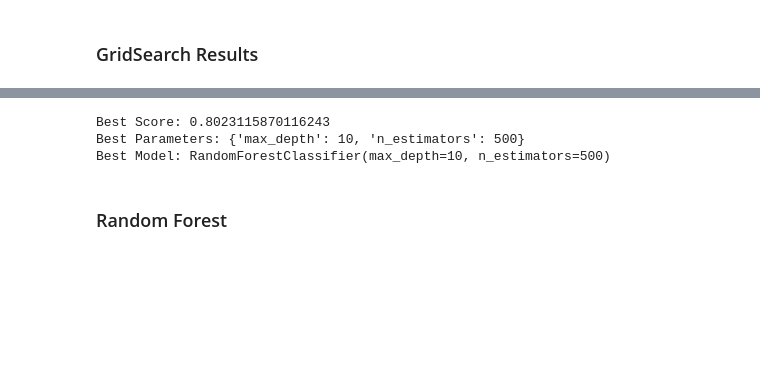
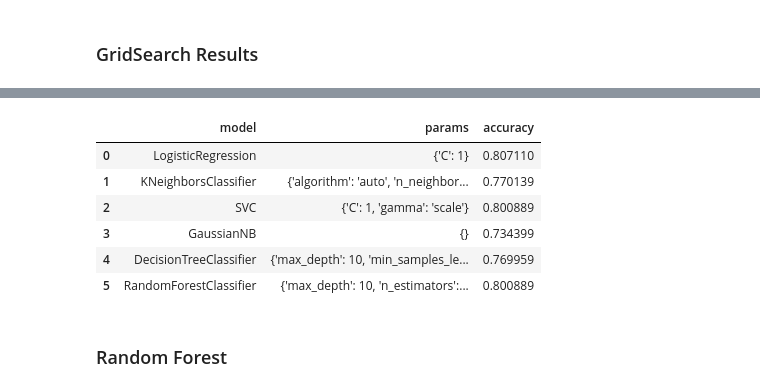
Before and after one commit to itssingh14/customer_churn_prediction, a Jupyter notebook: codes/notebook.ipynb, the cells around one changed output, grey strips where cells are left out. Cells and saved outputs as stored; diff of their text form; code cells hidden in the pictures; blank space fills up the shorter version.

Commit message:
model cleanup 2

```diff
--- a/codes/notebook.ipynb
+++ b/codes/notebook.ipynb
@@ -363,7 +369,7 @@ models = {
 # Model Parameters
 param_grids = {
     'RandomForestClassifier': {
-        'n_estimators': [100, 300, 500, 800, 1000],
+        'n_estimators': [100, 300, 500],
         'max_depth': [10, 20, 30, None]
     },
     'SVC': {
@@ -390,10 +396,11 @@ results = []
 
 # Grid Search with Cross Validation
 for key, value in models.items():
-    grid_search = GridSearchCV(estimator=value, param_grid=param_grids[key],cv=10, n_jobs=-1, refit='accuracy', scoring=['accuracy', 'precision', 'recall'])
+    grid_search = GridSearchCV(estimator=value, param_grid=param_grids[key],cv=10, n_jobs=-1, refit='accuracy', scoring='accuracy')
     grid_search.fit(X=X_train_scaled, y=y_train)
-    print(f"Best parameters for {value}: {grid_search.best_params_}")
-    print(f"Best cross-validation accuracy: {grid_search.best_score_}")
-    results.append({'model': value, 'params': grid_search.best_params_, 'accuracy': grid_search.best_score_})
+    print(f'\n{key}')
+    print(f"Best parameters: {grid_search.best_params_}")
+    print(f"Best cross-validation accuracy: {grid_search.best_score_}\n{'-' * 85}")
+    results.append({'model': key, 'params': grid_search.best_params_, 'accuracy': grid_search.best_score_})
 
 grid_search_df = pd.DataFrame(results)
@@ -426,15 +427,13 @@ results
-# %%
-best_score = grid_search.best_score_
-best_params = grid_search.best_params_
-model = grid_search.best_estimator_
-
-print("Best Score:", best_score)
-print("Best Parameters:", best_params)
-print("Best Model:", model)
-# %% [output]
-Best Score: 0.8023115870116243
-Best Parameters: {'max_depth': 10, 'n_estimators': 500}
-Best Model: RandomForestClassifier(max_depth=10, n_estimators=500)
+# %%
+grid_search_df
+# %% [output]
+|  | model | params | accuracy |
+| 0 | LogisticRegression | {'C': 1} | 0.807110 |
+| 1 | KNeighborsClassifier | {'algorithm': 'auto', 'n_neighbor... | 0.770139 |
+| 2 | SVC | {'C': 1, 'gamma': 'scale'} | 0.800889 |
+| 3 | GaussianNB | {} | 0.734399 |
+| 4 | DecisionTreeClassifier | {'max_depth': 10, 'min_samples_le... | 0.769959 |
+| 5 | RandomForestClassifier | {'max_depth': 10, 'n_estimators':... | 0.800889 |
 # %% [markdown]
 ### Random Forest
 # %%
```
Also changed, not shown: parts of 14 cells of this notebook.
